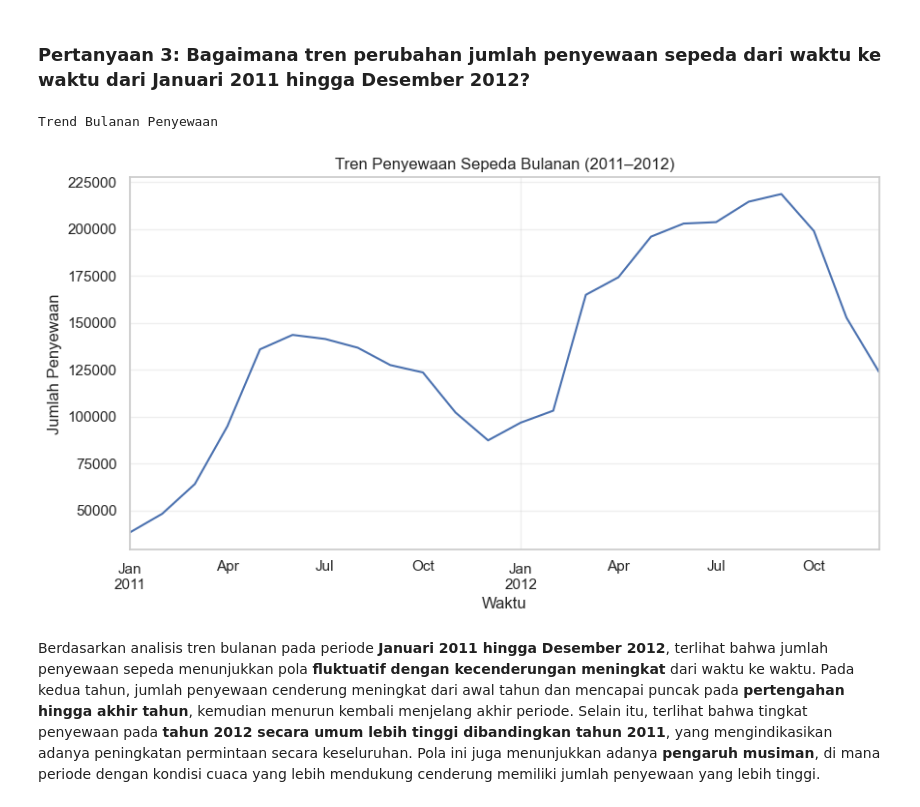
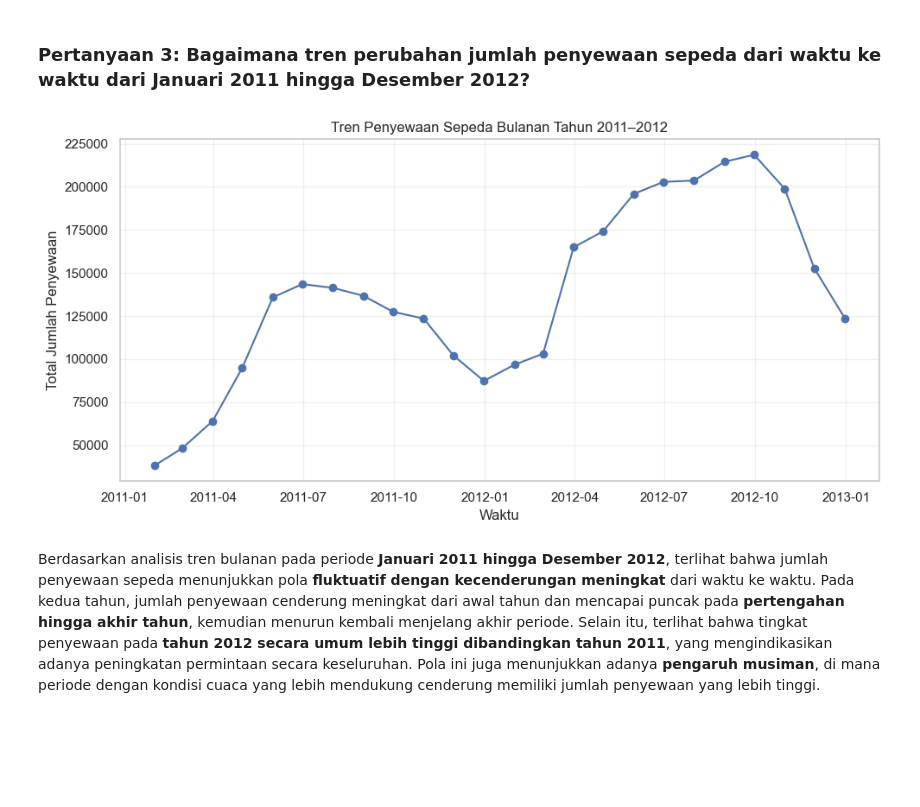
Before and after one commit to naylapoetrikurnia-hash/bike-dashboard, a Jupyter notebook: notebook.ipynb, the cells around one changed output. Saved outputs shown, nothing was run; the diff lists cells and outputs as text; code cells hidden in the pictures; blank space fills up the shorter version.

```diff
--- a/notebook.ipynb
+++ b/notebook.ipynb
@@ -265,23 +313,32 @@ Berdasarkan visualisasi rata-rata jumlah penyewaan sepeda berdasarkan musim pada
 # %% [markdown]
 ### Pertanyaan 3: Bagaimana tren perubahan jumlah penyewaan sepeda dari waktu ke waktu dari Januari 2011 hingga Desember 2012?
 # %%
-# Tren penyewaan sepeda bulanan
-print("Trend Bulanan Penyewaan")
+# Membuat salinan data agar data asli tidak berubah
+monthly_df = bike_sharing_df.copy()
 
-monthly = df.set_index("dteday").resample("ME")["cnt"].sum()
+# Mengubah kolom dteday menjadi tipe datetime
+monthly_df["dteday"] = pd.to_datetime(monthly_df["dteday"])
 
-plt.figure(figsize=(10,5))
-monthly.plot()
+# Menghitung total penyewaan setiap bulan
+monthly = (
+    monthly_df
+    .set_index("dteday")
+    .resample("ME")["cnt"]
+    .sum()
+)
 
-plt.title("Tren Penyewaan Sepeda Bulanan (2011–2012)")
+# Membuat visualisasi tren bulanan
+plt.figure(figsize=(10, 5))
+plt.plot(monthly.index, monthly.values, marker="o")
+
+plt.title("Tren Penyewaan Sepeda Bulanan Tahun 2011–2012")
 plt.xlabel("Waktu")
-plt.ylabel("Jumlah Penyewaan")
+plt.ylabel("Total Jumlah Penyewaan")
 plt.grid(alpha=0.3)
-
+plt.tight_layout()
 plt.show()
 # %% [output]
-Trend Bulanan Penyewaan
-[figure, old version]
+[figure, new version]
 # %% [markdown]
 Berdasarkan analisis tren bulanan pada periode **Januari 2011 hingga Desember 2012**, terlihat bahwa jumlah penyewaan sepeda menunjukkan pola **fluktuatif dengan kecenderungan meningkat** dari waktu ke waktu. Pada kedua tahun, jumlah penyewaan cenderung meningkat dari awal tahun dan mencapai puncak pada **pertengahan hingga akhir tahun**, kemudian menurun kembali menjelang akhir periode. Selain itu, terlihat bahwa tingkat penyewaan pada **tahun 2012 secara umum lebih tinggi dibandingkan tahun 2011**, yang mengindikasikan adanya peningkatan permintaan secara keseluruhan. Pola ini juga menunjukkan adanya **pengaruh musiman**, di mana periode dengan kondisi cuaca yang lebih mendukung cenderung memiliki jumlah penyewaan yang lebih tinggi.
 # %% [markdown]
```
Also changed, not shown: parts of 3 cells of this notebook.
